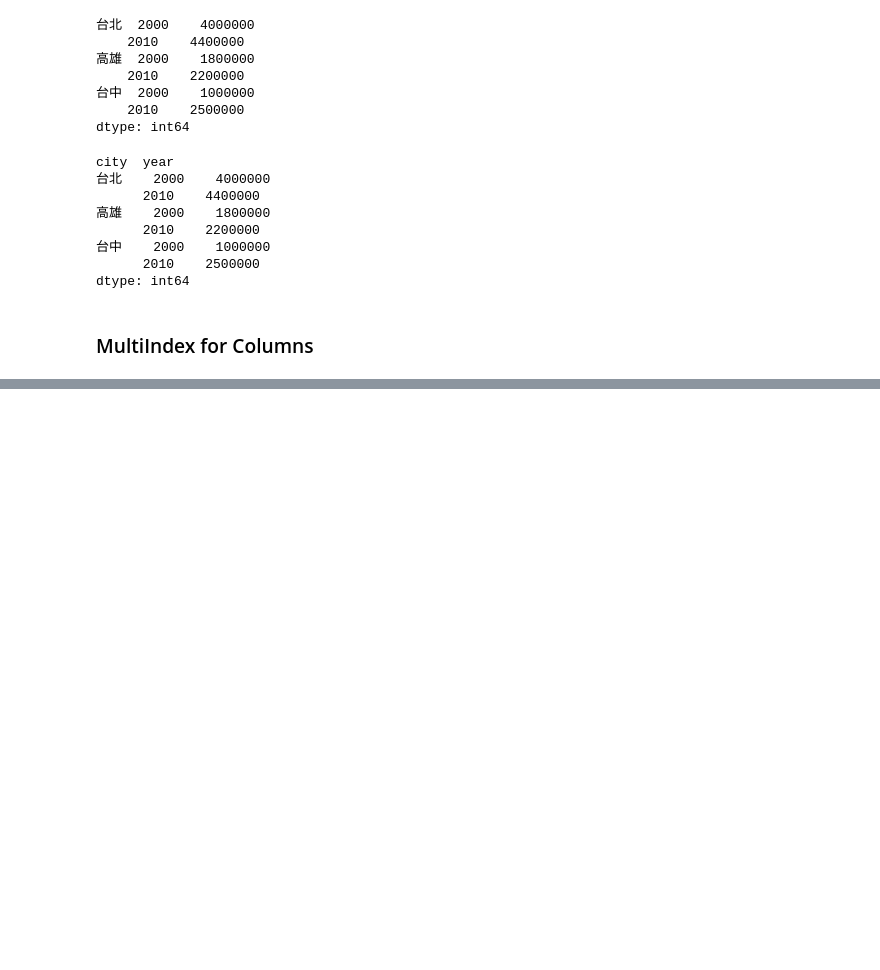
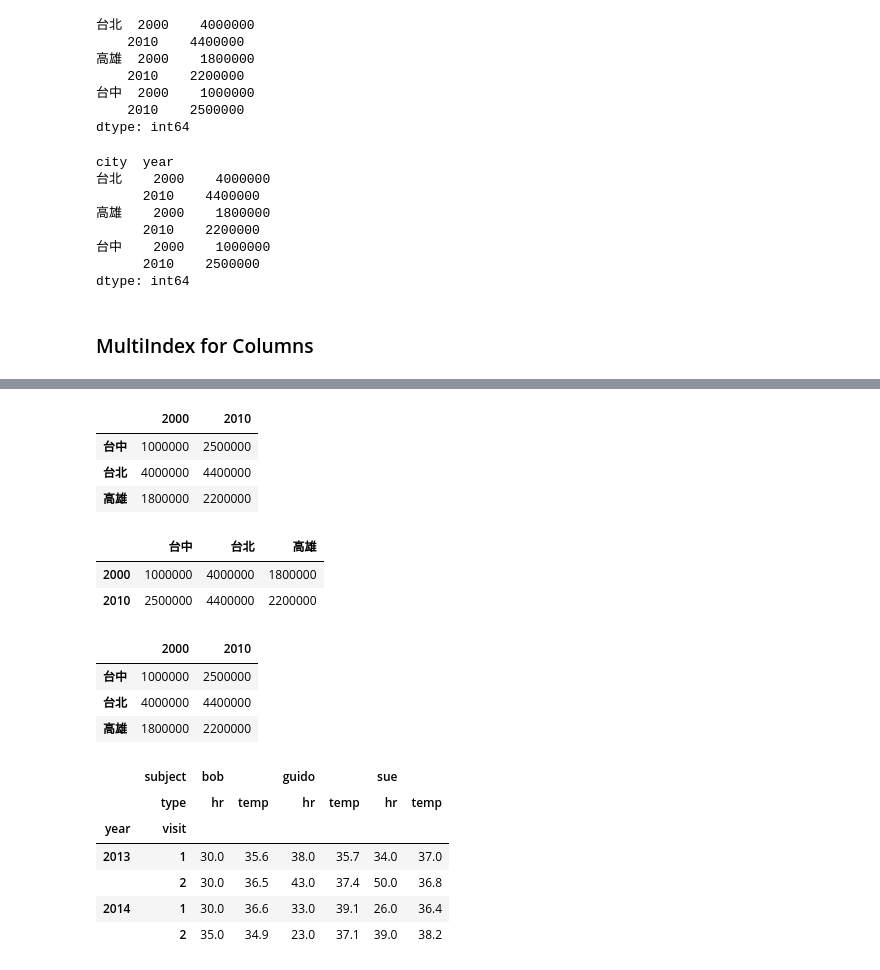
Before and after one commit to jc7qx/pylearning, a Jupyter notebook: multiIndexing.ipynb, the cells around one changed output, grey strips where cells are left out. Cells and saved outputs as stored; diff of their text form; code cells hidden in the pictures; blank space fills up the shorter version.

```diff
--- a/multiIndexing.ipynb
+++ b/multiIndexing.ipynb
@@ -234,0 +388,30 @@ health_data
+# %%
+pop.unstack()
+# %% [output]
+|  | 2000 | 2010 |
+| 台中 | 1000000 | 2500000 |
+| 台北 | 4000000 | 4400000 |
+| 高雄 | 1800000 | 2200000 |
+# %%
+pop.unstack(level=0)
+# %% [output]
+|  | 台中 | 台北 | 高雄 |
+| 2000 | 1000000 | 4000000 | 1800000 |
+| 2010 | 2500000 | 4400000 | 2200000 |
+# %%
+pop.unstack(level=1)
+# %% [output]
+|  | 2000 | 2010 |
+| 台中 | 1000000 | 2500000 |
+| 台北 | 4000000 | 4400000 |
+| 高雄 | 1800000 | 2200000 |
+# %%
+health_data
+# %% [output]
+|  | subject | bob |  | guido |  | sue |  |
+|  | type | hr | temp | hr | temp | hr | temp |
+| year | visit |  |  |  |  |  |  |
+| 2013 | 1 | 30.0 | 35.6 | 38.0 | 35.7 | 34.0 | 37.0 |
+|  | 2 | 30.0 | 36.5 | 43.0 | 37.4 | 50.0 | 36.8 |
+| 2014 | 1 | 30.0 | 36.6 | 33.0 | 39.1 | 26.0 | 36.4 |
+|  | 2 | 35.0 | 34.9 | 23.0 | 37.1 | 39.0 | 38.2 |
```
Also changed, not shown: parts of 24 cells of this notebook, 2 other files.
